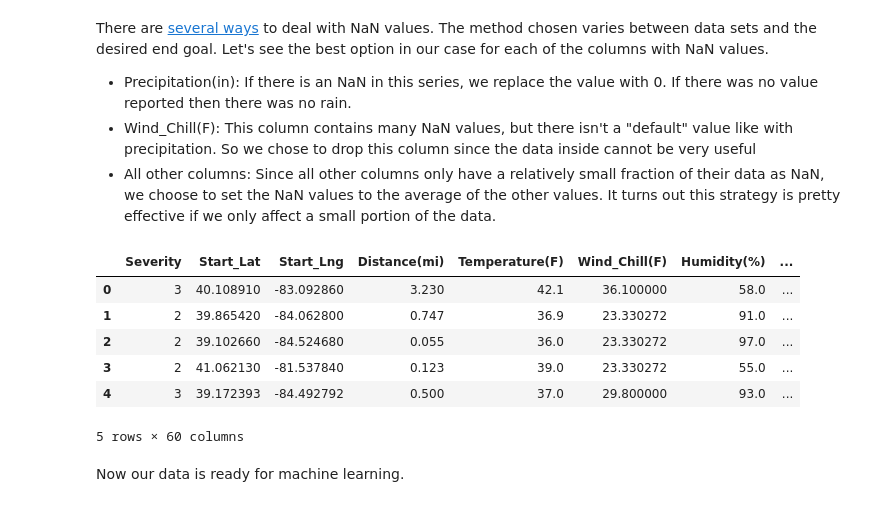
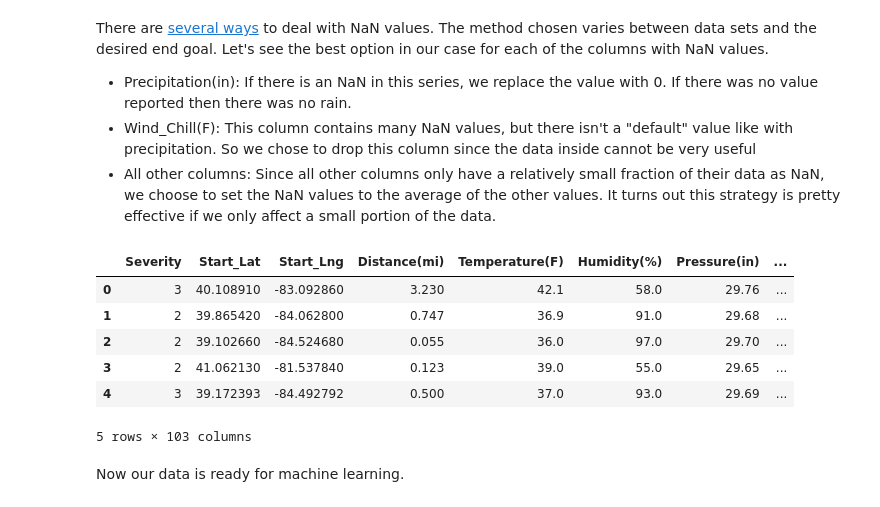
Before and after one commit to kashishpt/CMSC320FinalProject, a Jupyter notebook: main.ipynb, the cells around one changed output. Saved outputs shown, nothing was run; the diff lists cells and outputs as text; code cells hidden in the pictures.

```diff
--- a/main.ipynb
+++ b/main.ipynb
@@ -447,18 +445,18 @@ There are [several ways](https://medium.com/@andykashyap/5-simple-ways-to-deal-w
 - Wind_Chill(F): This column contains many NaN values, but there isn't a "default" value like with precipitation. So we chose to drop this column since the data inside cannot be very useful
 - All other columns: Since all other columns only have a relatively small fraction of their data as NaN, we choose to set the NaN values to the average of the other values. It turns out this strategy is pretty effective if we only affect a small portion of the data.
 # %%
-data = data.drop('Wind_Chill(F)') # Remove this column
+data = data.drop('Wind_Chill(F)', axis=1) # Remove this column
 data['Precipitation(in)'] = data['Precipitation(in)'].fillna(0) # Fill NaN values with 0
 data = data.fillna(data.mean()) # Fill NaN columns with the mean
 data.head()
 # %% [output]
-|  | Severity | Start_Lat | Start_Lng | Distance(mi) | Temperature(F) | Wind_Chill(F) | Humidity(%) | ... |
-| 0 | 3 | 40.108910 | -83.092860 | 3.230 | 42.1 | 36.100000 | 58.0 | ... |
-| 1 | 2 | 39.865420 | -84.062800 | 0.747 | 36.9 | 23.330272 | 91.0 | ... |
-| 2 | 2 | 39.102660 | -84.524680 | 0.055 | 36.0 | 23.330272 | 97.0 | ... |
-| 3 | 2 | 41.062130 | -81.537840 | 0.123 | 39.0 | 23.330272 | 55.0 | ... |
-| 4 | 3 | 39.172393 | -84.492792 | 0.500 | 37.0 | 29.800000 | 93.0 | ... |
+|  | Severity | Start_Lat | Start_Lng | Distance(mi) | Temperature(F) | Humidity(%) | Pressure(in) | ... |
+| 0 | 3 | 40.108910 | -83.092860 | 3.230 | 42.1 | 58.0 | 29.76 | ... |
+| 1 | 2 | 39.865420 | -84.062800 | 0.747 | 36.9 | 91.0 | 29.68 | ... |
+| 2 | 2 | 39.102660 | -84.524680 | 0.055 | 36.0 | 97.0 | 29.70 | ... |
+| 3 | 2 | 41.062130 | -81.537840 | 0.123 | 39.0 | 55.0 | 29.65 | ... |
+| 4 | 3 | 39.172393 | -84.492792 | 0.500 | 37.0 | 93.0 | 29.69 | ... |
-5 rows × 60 columns
+5 rows × 103 columns
 # %% [markdown]
 Now our data is ready for machine learning.
 # %% [markdown]
```
Also changed, not shown: parts of 14 cells of this notebook, 4 other files.
